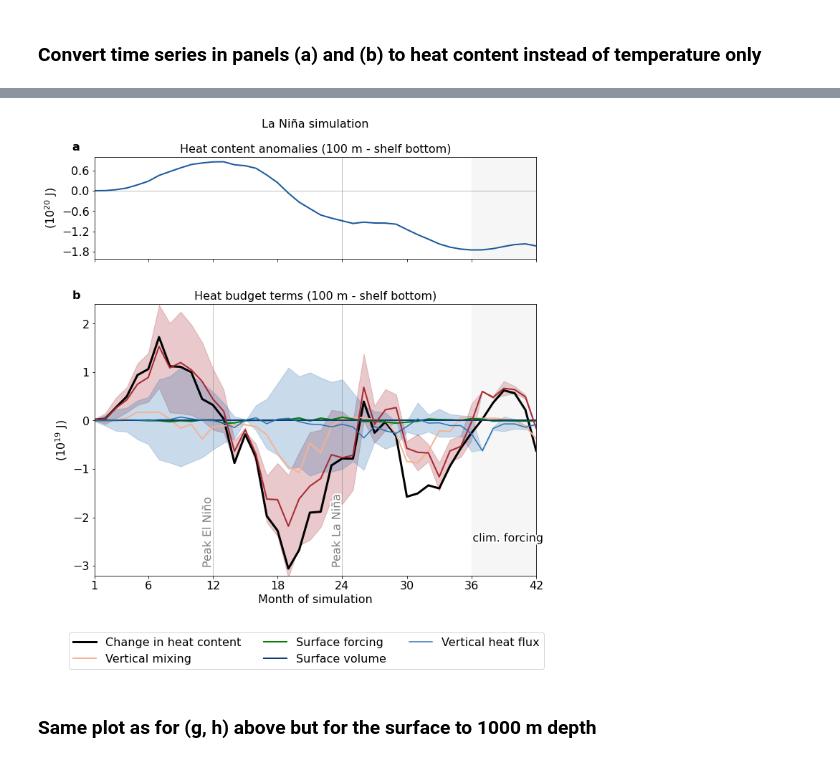
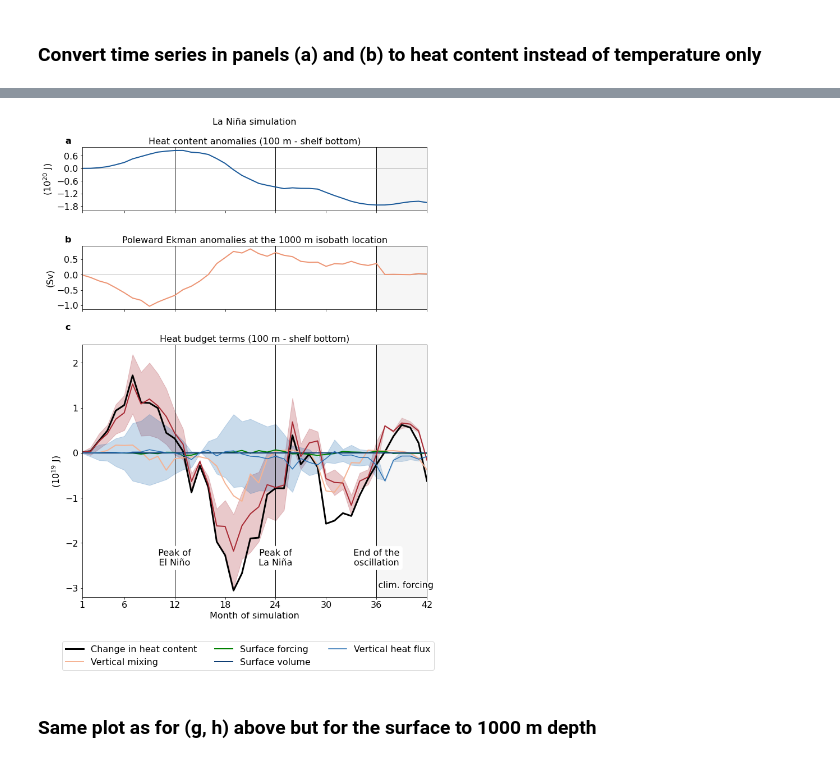
Before and after one commit to mauricehuguenin/ENSO-Antarctica_scripts, a Jupyter notebook: time_series_N34_and_simulated_N34_along_with_temps.ipynb, the cells around one changed output, grey strips where cells are left out. Cells and saved outputs as stored; diff of their text form; code cells hidden in the pictures.

```diff
--- a/time_series_N34_and_simulated_N34_along_with_temps.ipynb
+++ b/time_series_N34_and_simulated_N34_along_with_temps.ipynb
@@ -255,7 +239,7 @@ Text(0.5, 1.0, 'Cumulative mean temp anom 100-shelf bottom')
 %%time
 # first, get climatological shelf temperature range in °C
 clim = ((temp_clim*above1000_tcells[sel_lat[0]:sel_lat[1],sel_lon[0]:sel_lon[1]]).mean('time')[depth[0],:,:] - 273.15).load()
-clim_range = np.nanpercentile(clim, 95) - np.nanpercentile(clim, 5)
-clim_range # the temperature range in 90% of grid cells, excluding those few ones with very low/high temperatures
+clim_range = np.nanpercentile(clim, 84.1) - np.nanpercentile(clim, 15.9)
+clim_range # the temperature range in the interquartile range, excluding those few ones with very low/high temperatures
 # Wall time: 48.6 s
 # %% [output]
@@ -334,9 +318,9 @@ Wall time: 3.83 s
 %%time
 # temperature ranges in both transects 150°W and 60°W
 clim = (temp_clim.mean('time')[depth[0]:depth[1]]*above1000_tcells-273.15)[:,:,0]
-clim_range1 = np.nanpercentile(clim, 95) - np.nanpercentile(clim, 5)
+clim_range1 = np.nanpercentile(clim, 84.1) - np.nanpercentile(clim, 15.9)
 clim = (temp_clim.mean('time')[depth[0]:depth[1]]*above1000_tcells-273.15)[:,394:,-1]
-clim_range2 = np.nanpercentile(clim, 95) - np.nanpercentile(clim, 5)
+clim_range2 = np.nanpercentile(clim, 84.1) - np.nanpercentile(clim, 15.9)
 
 for f in range(2):
     print(exp[f+1])
@@ -1038,7 +1040,7 @@ for i in range(24+24):
 EN_mean[-6:] = N34_JRA_RYF[0:6]
 LN_mean[36:42] = N34_JRA_RYF[0:6]
 
-for f in [0,1,2,3,4,5]:
+for f in [0,1,4,5]:
     # JRA55 mean event N34 vs. simulated N34
     # ------------------------------------------------------------------- #
     if f == 0:
@@ -1120,7 +1122,8 @@ for f in [0,1,2,3,4,5]:
 
     plt.title(title_str, fontsize=16)
     plt.xticks(fontsize=16); plt.yticks(fontsize=16)
-    ax1.text(-.05, 1.06, string.ascii_lowercase[f], transform=ax1.transAxes, size=16, weight='bold') # bold letter a at the top
+    if f in [0,1]:ax1.text(-.05, 1.06, string.ascii_lowercase[f], transform=ax1.transAxes, size=16, weight='bold') # bold letter a at the top
+    if f in [4,5]:ax1.text(-.05, 1.06, string.ascii_lowercase[f-2], transform=ax1.transAxes, size=16, weight='bold') # bold letter a at the top
 
     if f in [4,5]: ax1.set_xlabel('Month of simulation', color='k', fontsize=16) # x-axis label
     if f in [6]: ax1.set_xticks([1, 6, 12, 18, 24, 30]) # adjust limit, custom x-ticks
@@ -1346,7 +1362,7 @@ time_LN = np.linspace(1,len(N34_LN01_anom),len(N34_LN01_anom)) # time axis of LN
 # ------------------------------------------------------------------- #
 # initialise figure
 fig = plt.figure(figsize=(10,16),tight_layout=True,facecolor='w',edgecolor='k')
-gs = gridspec.GridSpec(4,2, width_ratios=[1,1], height_ratios=[1,1,.75,2])
+gs = gridspec.GridSpec(4,2, width_ratios=[1,1], height_ratios=[1,.5,.5,2])
 event = ['El Niño', 'La Niña']
 
 if heat == 'on':
@@ -1363,17 +1379,23 @@ if heat == 'off':
     ts_LN = anom_LN_WA_1001000
     ylimite = [-.15, .08];  ybeschriftung = '(°C)'; dateiname = 'temperature'
 
-for f in [3,7]:
+for f in [3,5,7]:
     # simulated temperature anomalies
     # ------------------------------------------------------------------- #
 
     if f == 3:
-        ax1 = plt.subplot(gs[2,:]); plt.axvline(24, c = 'grey', linewidth=.5)
+        ax1 = plt.subplot(gs[1,:]); plt.axvline(12, c = 'k', linewidth=1); plt.axvline(24, c = 'k', linewidth=1); plt.axvline(36, c = 'k', linewidth=1)
         plt.axhline(0, c = 'grey', linewidth=.5); title_str = 'La Niña simulation\n\n' + panel_titel
         # plt.plot(time_LN, anom_LN_AS, linewidth=2, color=rotblau[5], label = 'Amundsen Sea')
         # plt.plot(time_LN, anom_LN_BS, linewidth=2, color=rotblau[15], label = 'Bellingshausen Sea')
 
         plt.plot(time_LN, ts_LN, linewidth=2, color=rotblau[18])
+
+    if f == 5:
+        ax1 = plt.subplot(gs[2,:]); plt.axvline(12, c = 'k', linewidth=1); plt.axvline(24, c = 'k', linewidth=1); plt.axvline(36, c = 'k', linewidth=1)
+        plt.axhline(0, c = 'grey', linewidth=.5); title_str = 'Poleward Ekman anomalies at the 1000 m isobath location'
+        plt.plot(time_LN, poleward_Ekman_LN, linewidth=2, color=rotblau[6])
+        plt.ylabel('(Sv)', fontsize=16)
 
 
 
@@ -1381,7 +1403,7 @@ for f in [3,7]:
     # simulated heat budget terms
     # ------------------------------------------------------------------- #
     if f == 7:
-        ax1 = plt.subplot(gs[3,:]); plt.axvline(12, c = 'grey', linewidth=.5); plt.axvline(24, c = 'grey', linewidth=.5)
+        ax1 = plt.subplot(gs[3,:]); plt.axvline(12, c = 'k', linewidth=1); plt.axvline(24, c = 'k', linewidth=1); plt.axvline(36, c = 'k', linewidth=1)
         plt.axhline(0, c = 'grey', linewidth=.5); title_str = 'Heat budget terms (100 m - shelf bottom)'
 
         time = np.linspace(1,len(temp_tendency_LN_100_down), len(temp_tendency_LN_100_down))
@@ -1444,7 +1466,7 @@ for f in [3,7]:
         fig.legend(handles, labels, fontsize=16, ncol=3, bbox_to_anchor=(.525, -.075), loc='lower center')
 
     # specifics for only certain subplots
-    if f <= 3:  ax1.set_xticklabels([]); ax1.set(xlabel=None)
+    if f <= 5:  ax1.set_xticklabels([]); ax1.set(xlabel=None)
     if f in [2]: # specifics for El Niño panels on the left
         plt.xlim([ 1, 30]); ax1.set_xticks([1, 6, 12, 18, 24, 30]) # adjust limit, custom x-ticks
     if f in [1,3,5,7]: # specifics for La Niña panels on the right
@@ -1454,20 +1476,23 @@ for f in [3,7]:
     # set axis limits
     if f in [2,3]: plt.ylim([ylimite[0], ylimite[1]]); ax1.yaxis.set_major_locator(plt.MaxNLocator(5)) # five y ticks
 
-    if f <= 3:  ax1.set_xticklabels([]); ax1.set_xlabel(None)
+    if f <= 5:  ax1.set_xticklabels([]); ax1.set_xlabel(None)
     if f in [0,2,4, 6]: # specifics for El Niño panels on the left
         plt.xlim([ 1, 30]); ax1.set_xticks([1, 6, 12, 18, 24, 30]) # adjust limit, custom x-ticks
 
     if f in [7]: # specifics for La Niña panels on the right
         plt.xlim([17, 42]); ax1.set_xticks([1, 6, 12, 18, 24, 30, 36, 42])
-    if f in [2,6]: ax1.axvspan(24, 30, color=[.83, .83, .83], alpha=.2) # shade period where I applied climatological, RYF, forcing
-    if f in [3,7]: ax1.axvspan(36, 42, color=[.83, .83, .83], alpha=.2) # shade period where I applied climatological, RYF, forcing
+    if f in [3,5,7]: ax1.axvspan(36, 42, color=[.83, .83, .83], alpha=.2) # shade period where I applied climatological, RYF, forcing
 
 
     if f in [7]:
-        ax1.text(36.1, -2.5, 'clim. forcing', fontsize=16, ha='left').set_path_effects([PathEffects.withStroke(linewidth=4, foreground='w')])
-        ax1.text(23.5, -3, 'Peak La Niña', fontsize=16, ha='center', rotation=90, c='grey').set_path_effects([PathEffects.withStroke(linewidth=4, foreground='w')])
-        ax1.text(11.5, -3, 'Peak El Niño', fontsize=16, ha='center', rotation=90, c='grey').set_path_effects([PathEffects.withStroke(linewidth=4, foreground='w')])
+        ax1.text(36.2, -3, 'clim. forcing', fontsize=16, ha='left').set_path_effects([PathEffects.withStroke(linewidth=4, foreground='w')])
+        ax1.text(12, -2.5, 'Peak of\nEl Niño', fontsize=16, ha='center', rotation=0, c='k', bbox=dict(boxstyle="round", ec='w',fc='w')
+                ).set_path_effects([PathEffects.withStroke(linewidth=4, foreground='w')])
+        ax1.text(24, -2.5, 'Peak of\nLa Niña', fontsize=16, ha='center', rotation=0, c='k', bbox=dict(boxstyle="round", ec='w',fc='w')
+                ).set_path_effects([PathEffects.withStroke(linewidth=4, foreground='w')])
+        ax1.text(36, -2.5, 'End of the\noscillation', fontsize=16, ha='center', rotation=0, c='k', bbox=dict(boxstyle="round", ec='w',fc='w')
+                ).set_path_effects([PathEffects.withStroke(linewidth=4, foreground='w')])
 
     if f in [6, 7]:
         ax1.set_xlabel('Month of simulation', color='k', fontsize=16) # x-axis label
@@ -1477,10 +1502,10 @@ for f in [3,7]:
     # specifics for all subplots
     plt.title(title_str, fontsize=16)
     plt.xticks(fontsize=16); plt.yticks(fontsize=16)
-    if f in [2,3]:
-        ax1.text(-.05, 1.06, string.ascii_lowercase[f-3], transform=ax1.transAxes, size=16, weight='bold') # bold letter a at the top
-    if f in [6,7]:
-        ax1.text(-.05, 1.02, string.ascii_lowercase[f-6], transform=ax1.transAxes, size=16, weight='bold') # bold letter a at the top
+
+    if f in [3]: ax1.text(-.05, 1.06, string.ascii_lowercase[0], transform=ax1.transAxes, size=16, weight='bold') # bold letter a at the top
+    if f in [5]: ax1.text(-.05, 1.06, string.ascii_lowercase[1], transform=ax1.transAxes, size=16, weight='bold') # bold letter a at the top
+    if f in [7]: ax1.text(-.05, 1.06, string.ascii_lowercase[2], transform=ax1.transAxes, size=16, weight='bold') # bold letter a at the top
 
 # fig.legend(ncol=2, fontsize=16, bbox_to_anchor=(.5, -.25), loc='lower center')
 # --- saving as 300 dpi .PNG image in specified folder --------------- #
@@ -1497,4 +1522,4 @@ Wall time: 1.2 s
-[figure, old version]
+[figure, new version]
 # %% [markdown]
 ### Same plot as for (g, h) above but for the surface to 1000 m depth
 # %%
```
Also changed, not shown: parts of 30 cells of this notebook.
